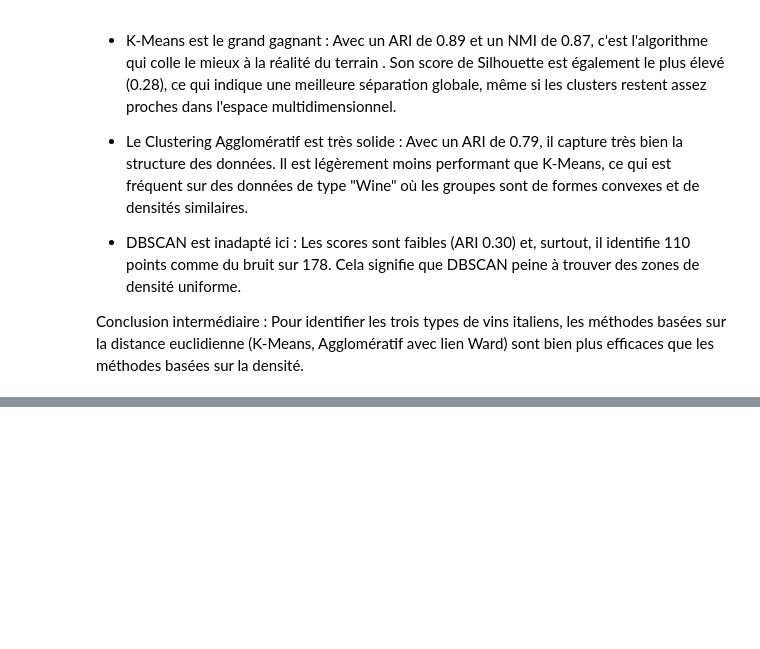
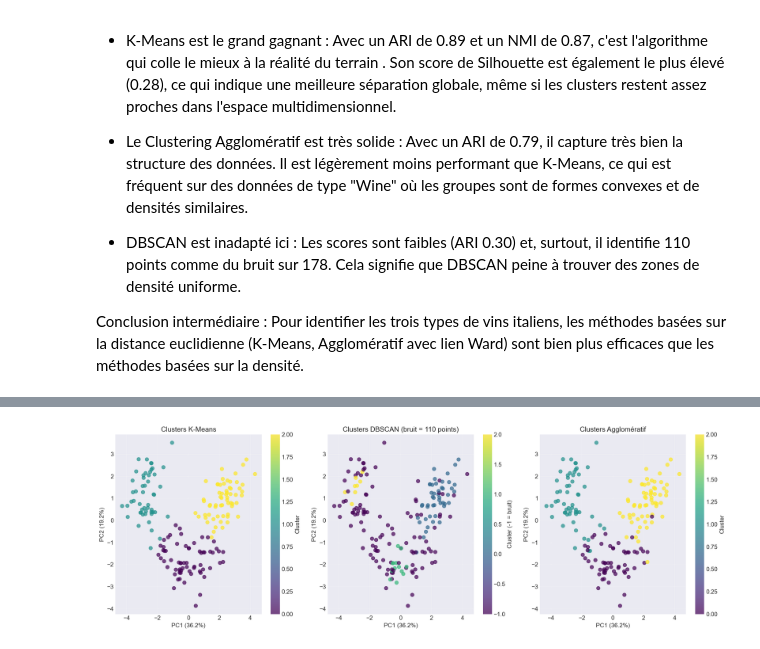
Before and after one commit to lys200/Etude_wine_dataset, a Jupyter notebook: main.ipynb, the cells around one changed output, grey strips where cells are left out. Saved outputs shown, nothing was run; the diff lists cells and outputs as text; code cells hidden in the pictures; blank space fills up the shorter version.

```diff
--- a/main.ipynb
+++ b/main.ipynb
@@ -651,0 +747,32 @@ Conclusion intermédiaire : Pour identifier les trois types de vins italiens, le
+# %%
+# Visualisation des regroupements obtenus avec les différentes méthodes
+fig, axes = plt.subplots(1, 3, figsize=(18, 6))
+
+# K-Means
+scatter1 = axes[0].scatter(X_pca_full[:, 0], X_pca_full[:, 1], c=kmeans_labels, cmap='viridis', s=50, alpha=0.7)
+axes[0].set_title('Clusters K-Means', fontsize=14)
+axes[0].set_xlabel(f'PC1 ({explained_variance[0]*100:.1f}%)')
+axes[0].set_ylabel(f'PC2 ({explained_variance[1]*100:.1f}%)')
+axes[0].grid(True, alpha=0.3)
+plt.colorbar(scatter1, ax=axes[0], label='Cluster')
+
+# DBSCAN
+scatter2 = axes[1].scatter(X_pca_full[:, 0], X_pca_full[:, 1], c=dbscan_labels, cmap='viridis', s=50, alpha=0.7)
+axes[1].set_title(f'Clusters DBSCAN (bruit = {n_noise_db} points)', fontsize=14)
+axes[1].set_xlabel(f'PC1 ({explained_variance[0]*100:.1f}%)')
+axes[1].set_ylabel(f'PC2 ({explained_variance[1]*100:.1f}%)')
+axes[1].grid(True, alpha=0.3)
+plt.colorbar(scatter2, ax=axes[1], label='Cluster (-1 = bruit)')
+
+# Agglomératif
+scatter3 = axes[2].scatter(X_pca_full[:, 0], X_pca_full[:, 1], c=agg_labels, cmap='viridis', s=50, alpha=0.7)
+axes[2].set_title('Clusters Agglomératif', fontsize=14)
+axes[2].set_xlabel(f'PC1 ({explained_variance[0]*100:.1f}%)')
+axes[2].set_ylabel(f'PC2 ({explained_variance[1]*100:.1f}%)')
+axes[2].grid(True, alpha=0.3)
+plt.colorbar(scatter3, ax=axes[2], label='Cluster')
+
+plt.tight_layout()
+plt.show()
+# %% [output]
+[figure, added]
```
Also changed, not shown: parts of 13 cells of this notebook, 1 other file.
